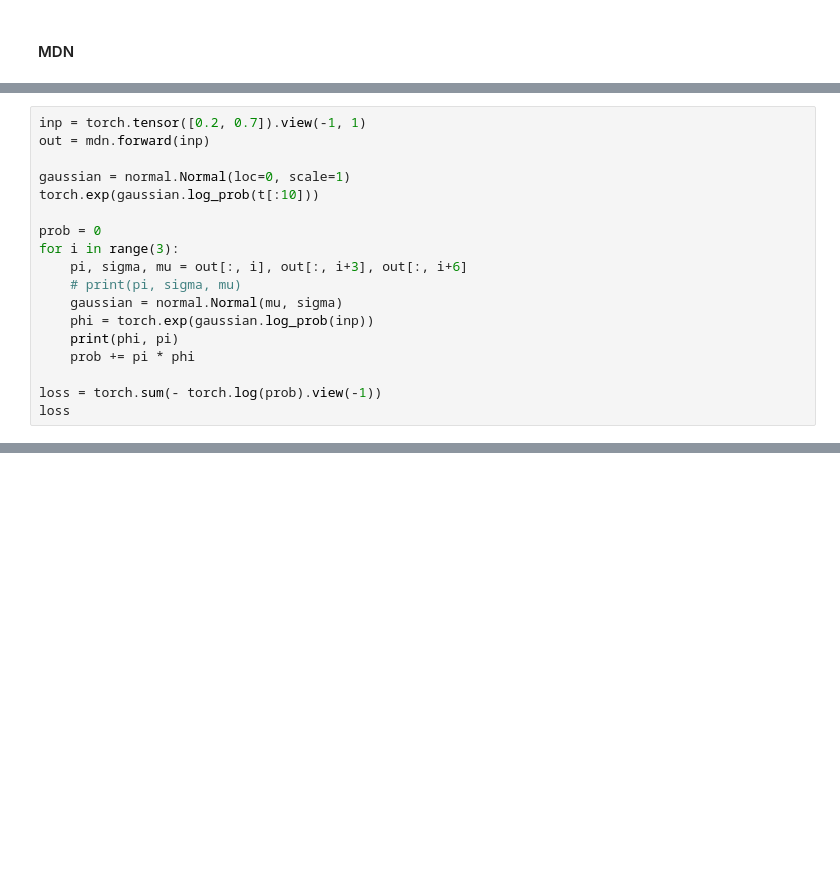
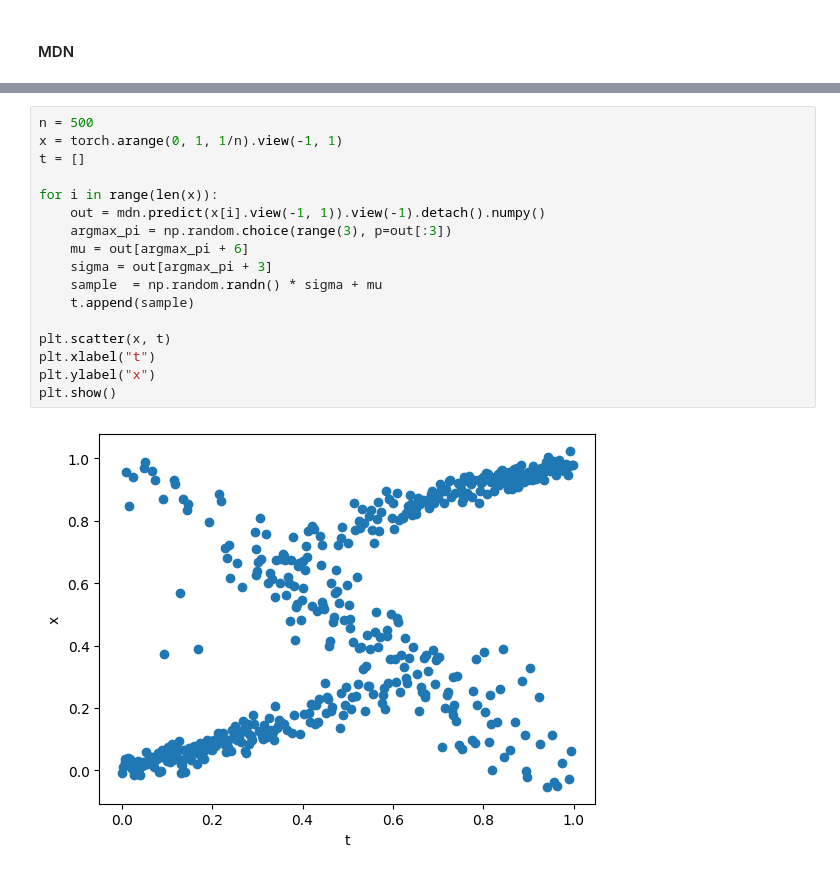
Before and after one commit to souvikshanku/mdn, a Jupyter notebook: pg.ipynb, the cells around one changed output, grey strips where cells are left out. Drawn from its saved outputs; the diff is of its cells as text; blank space fills up the shorter version.

```diff
--- a/pg.ipynb
+++ b/pg.ipynb
@@ -181,18 +153,0 @@ tensor([[0.1412, 0.7037, 0.1552, 0.9108, 0.7873, 0.6718, 0.7744, 0.5319, 0.3673]
-# %%
-inp = torch.tensor([0.2, 0.7]).view(-1, 1)
-out = mdn.forward(inp)
-
-gaussian = normal.Normal(loc=0, scale=1)
-torch.exp(gaussian.log_prob(t[:10]))
-
-prob = 0
-for i in range(3):
-    pi, sigma, mu = out[:, i], out[:, i+3], out[:, i+6]
-    # print(pi, sigma, mu)
-    gaussian = normal.Normal(mu, sigma)
-    phi = torch.exp(gaussian.log_prob(inp))
-    print(phi, pi)
-    prob += pi * phi
-
-loss = torch.sum(- torch.log(prob).view(-1))
-loss
@@ -213,0 +228,19 @@ loss = -log(out prob evaled at x)
+# %%
+n = 500
+x = torch.arange(0, 1, 1/n).view(-1, 1)
+t = []
+
+for i in range(len(x)):
+    out = mdn.predict(x[i].view(-1, 1)).view(-1).detach().numpy()
+    argmax_pi = np.random.choice(range(3), p=out[:3])
+    mu = out[argmax_pi + 6]
+    sigma = out[argmax_pi + 3]
+    sample  = np.random.randn() * sigma + mu
+    t.append(sample)
+
+plt.scatter(x, t)
+plt.xlabel("t")
+plt.ylabel("x")
+plt.show()
+# %% [output]
+[figure, added]
```
Also changed, not shown: parts of 8 cells of this notebook.
